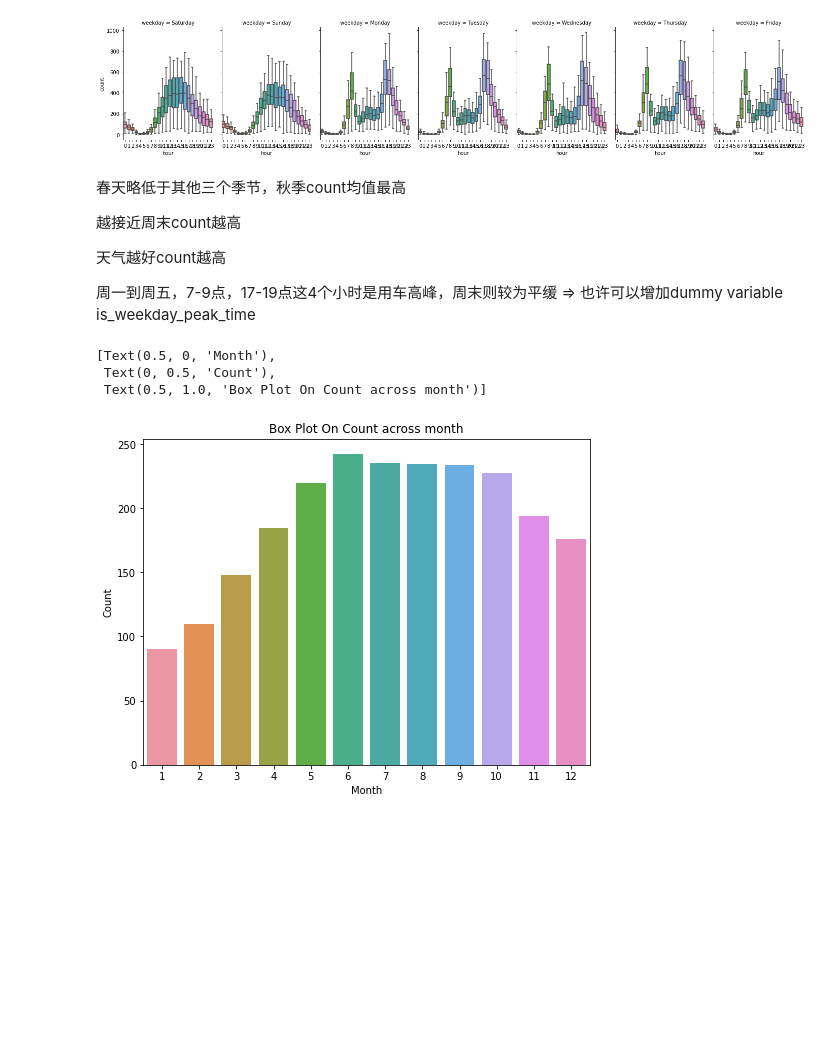
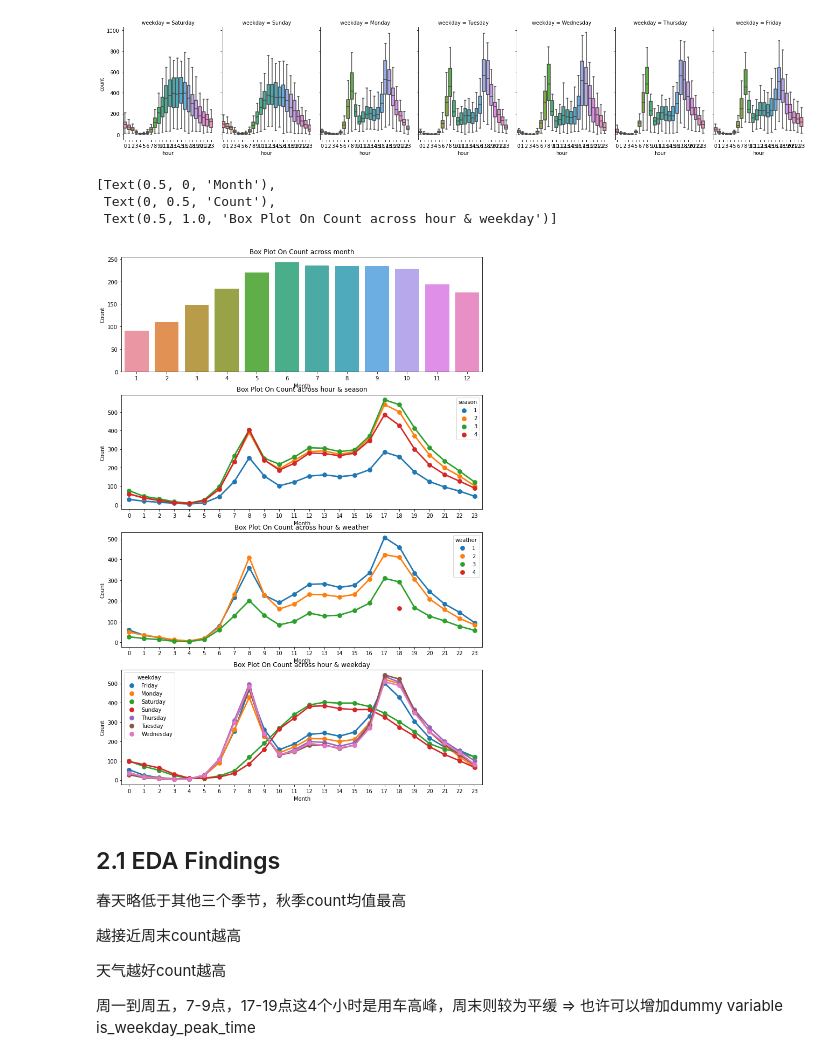
Before and after one commit to rayjin2022/be_a_better_ds, a Jupyter notebook: bike demand forecasting/bike demand.ipynb, the cells around one changed output. Saved outputs shown, nothing was run; the diff lists cells and outputs as text; code cells hidden in the pictures; blank space fills up the shorter version.

```diff
--- a/bike demand forecasting/bike demand.ipynb
+++ b/bike demand forecasting/bike demand.ipynb
@@ -181,0 +205,8 @@ data.tail()
+# %%
+categorical_variables = ['season', 'weather', 'weekday']#, 'hour', 'month']
+numerical_variables = ['temp', 'atemp', 'humidity', 'windspeed']
+for c in categorical_variables:
+    data[c] = data[c].astype('object')
+for n in numerical_variables:
+    data[n] = data[n].astype('float64')
+data.dtypes
@@ -215,7 +269,57 @@ sn.catplot(x="hour",
 # %% [output]
 <seaborn.axisgrid.FacetGrid at 0x...>
 [figure]
+# %%
+#fig, (ax1, ax2, ax3, ax4) = plt.subplots(nrows=4)
+fig, (ax1, ax2,ax3,ax4) = plt.subplots(nrows=4)
+fig.set_size_inches(12, 18)
+
+# count over month
+month_count = pd.DataFrame(data.groupby("month")["count"].mean()).reset_index()
+
+sn.barplot(x=month_count['month'],
+           y=month_count['count'],
+           ax = ax1)
+
+ax1.set(xlabel = 'Month',ylabel='Count', title="Box Plot On Count across month")
+
+# count over hour / season
+hour_season_count = pd.DataFrame(data.groupby(['hour','season'])["count"].mean()).reset_index()
+
+sn.pointplot(x=hour_season_count['hour'],
+           y=hour_season_count['count'],
+           hue = hour_season_count['season'],
+           ax = ax2)
+
+ax2.set(xlabel = 'Month',ylabel='Count', title="Box Plot On Count across hour & season")
+
+# count over hour / weather
+hour_season_count = pd.DataFrame(data.groupby(['hour','weather'])["count"].mean()).reset_index()
+
+sn.pointplot(x=hour_season_count['hour'],
+           y=hour_season_count['count'],
+           hue = hour_season_count['weather'],
+           ax = ax3)
+
+ax3.set(xlabel = 'Month',ylabel='Count', title="Box Plot On Count across hour & weather")
+
+# count over hour / weekday
+hour_season_count = pd.DataFrame(data.groupby(['hour','weekday'])["count"].mean()).reset_index()
+
+sn.pointplot(x=hour_season_count['hour'],
+           y=hour_season_count['count'],
+           hue = hour_season_count['weekday'],
+           ax = ax4)
+
+ax4.set(xlabel = 'Month',ylabel='Count', title="Box Plot On Count across hour & weekday")
+# %% [output]
+[Text(0.5, 0, 'Month'),
+ Text(0, 0.5, 'Count'),
+ Text(0.5, 1.0, 'Box Plot On Count across hour & weekday')]
+[figure, added]
 # %% [markdown]
+## 2.1 EDA Findings
+
 春天略低于其他三个季节，秋季count均值最高
 
 越接近周末count越高
@@ -223,18 +327,3 @@ sn.catplot(x="hour",
 天气越好count越高
 
 周一到周五，7-9点，17-19点这4个小时是用车高峰，周末则较为平缓 => 也许可以增加dummy variable is_weekday_peak_time
-# %%
-month_count = pd.DataFrame(data.groupby("month")["count"].mean()).reset_index()
-
-fig, ax = plt.subplots()
-fig.set_size_inches(8, 6)
-
-sn.barplot(x=month_count['month'],
-           y=month_count['count'])
-
-ax.set(xlabel = 'Month',ylabel='Count',title="Box Plot On Count across month")
-# %% [output]
-[Text(0.5, 0, 'Month'),
- Text(0, 0.5, 'Count'),
- Text(0.5, 1.0, 'Box Plot On Count across month')]
-[figure, removed]
```
Also changed, not shown: parts of 74 cells of this notebook, 2 other files.
